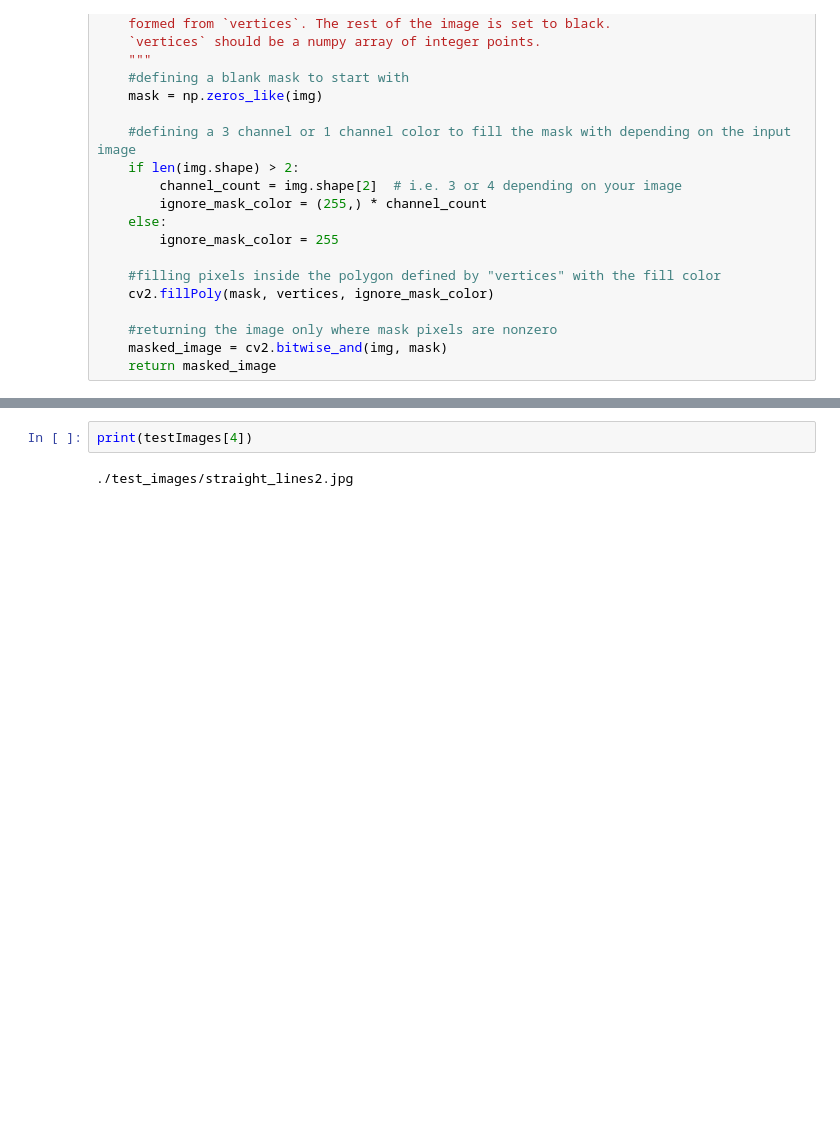
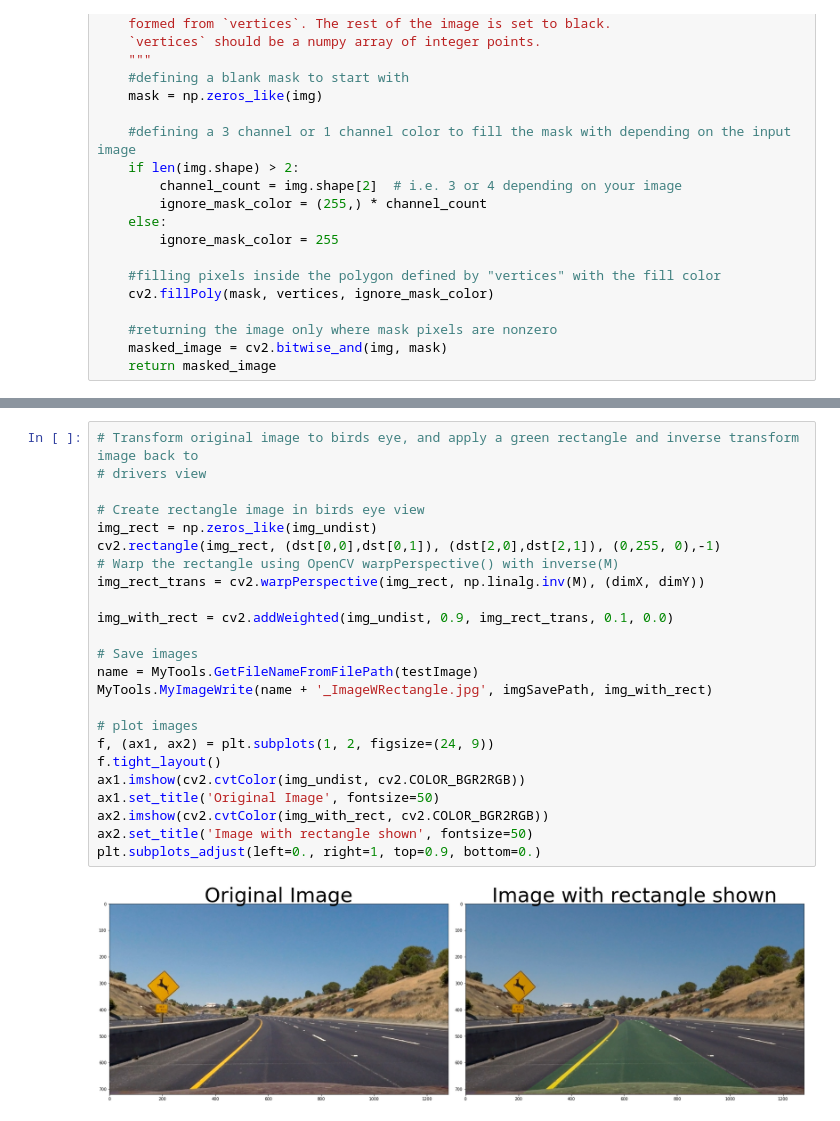
Before and after one commit to SorenRusbjerg/Advanced-Lane-Finding, a Jupyter notebook: Advanced-Lane-Finding.ipynb, the cells around one changed output, grey strips where cells are left out. Drawn from its saved outputs; the diff is of its cells as text; blank space fills up the shorter version.

```diff
--- a/Advanced-Lane-Finding.ipynb
+++ b/Advanced-Lane-Finding.ipynb
@@ -207,4 +245,26 @@ plt.subplots_adjust(left=0., right=1, top=0.9, bottom=0.)
-# %%
-print(testImages[4])
-# %% [output]
-./test_images/straight_lines2.jpg
+# %%
+# Transform original image to birds eye, and apply a green rectangle and inverse transform image back to
+# drivers view
+
+# Create rectangle image in birds eye view
+img_rect = np.zeros_like(img_undist)
+cv2.rectangle(img_rect, (dst[0,0],dst[0,1]), (dst[2,0],dst[2,1]), (0,255, 0),-1)
+# Warp the rectangle using OpenCV warpPerspective() with inverse(M)
+img_rect_trans = cv2.warpPerspective(img_rect, np.linalg.inv(M), (dimX, dimY))
+
+img_with_rect = cv2.addWeighted(img_undist, 0.9, img_rect_trans, 0.1, 0.0)
+
+# Save images
+name = MyTools.GetFileNameFromFilePath(testImage)
+MyTools.MyImageWrite(name + '_ImageWRectangle.jpg', imgSavePath, img_with_rect)
+
+# plot images
+f, (ax1, ax2) = plt.subplots(1, 2, figsize=(24, 9))
+f.tight_layout()
+ax1.imshow(cv2.cvtColor(img_undist, cv2.COLOR_BGR2RGB))
+ax1.set_title('Original Image', fontsize=50)
+ax2.imshow(cv2.cvtColor(img_with_rect, cv2.COLOR_BGR2RGB))
+ax2.set_title('Image with rectangle shown', fontsize=50)
+plt.subplots_adjust(left=0., right=1, top=0.9, bottom=0.)
+# %% [output]
+[figure, added]
```
Also changed, not shown: parts of 18 cells of this notebook, 2 other files.
